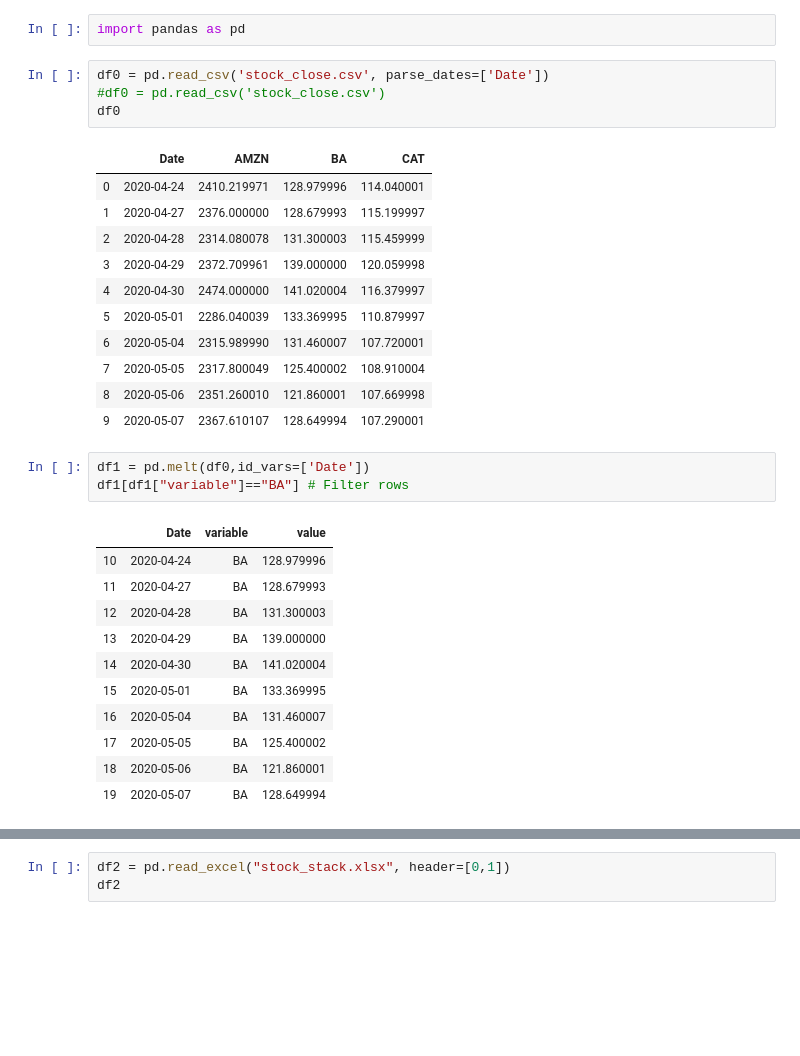
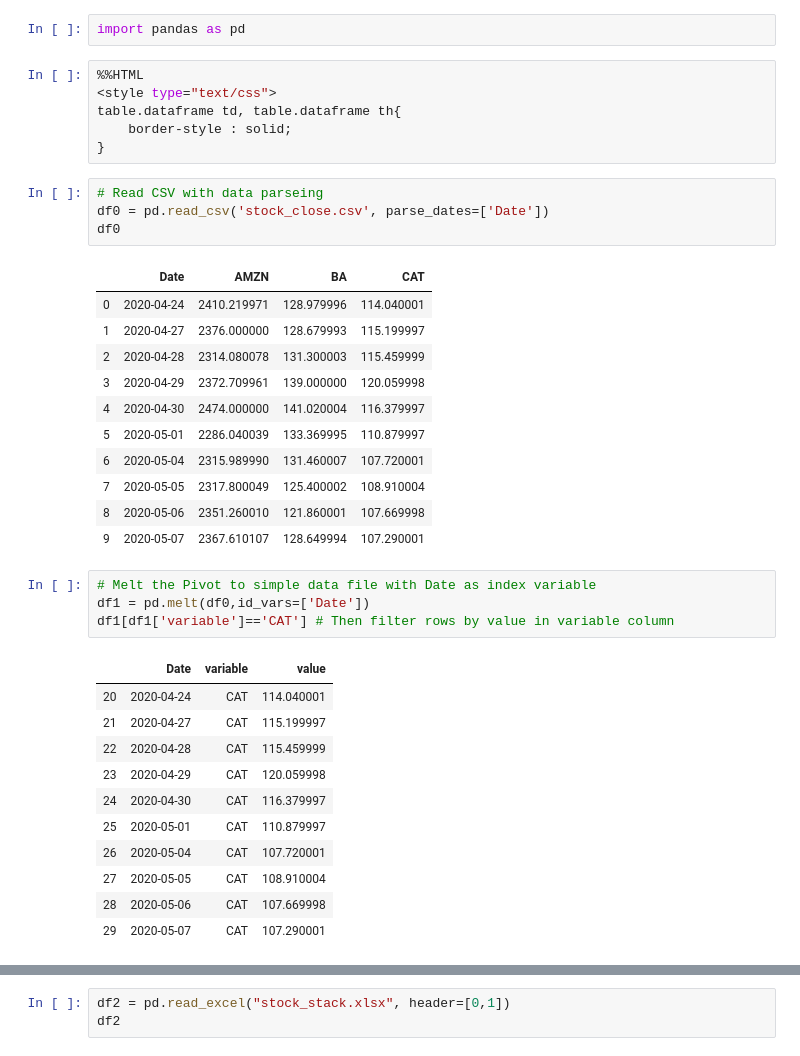
Before and after one commit to CamelAcademy/SamplePython, a Jupyter notebook: notebook/PY317 Pandas DataFrame Melt Stack Crosstab.ipynb, the cells around one changed output, grey strips where cells are left out. Saved outputs shown, nothing was run; the diff lists cells and outputs as text; blank space fills up the shorter version.

```diff
--- a/notebook/PY317 Pandas DataFrame Melt Stack Crosstab.ipynb
+++ b/notebook/PY317 Pandas DataFrame Melt Stack Crosstab.ipynb
@@ -13,8 +13,14 @@ C:\Users\pichappan\Documents\SamplePython\input
 # %%
 import pandas as pd
+# %%
+%%HTML
+<style type="text/css">
+table.dataframe td, table.dataframe th{
+    border-style : solid;
+}
 # %%
+# Read CSV with data parseing
 df0 = pd.read_csv('stock_close.csv', parse_dates=['Date'])
-#df0 = pd.read_csv('stock_close.csv')
 df0
 # %% [output]
 |  | Date | AMZN | BA | CAT |
@@ -28,19 +34,20 @@ df0
 | 7 | 2020-05-05 | 2317.800049 | 125.400002 | 108.910004 |
 | 8 | 2020-05-06 | 2351.260010 | 121.860001 | 107.669998 |
 | 9 | 2020-05-07 | 2367.610107 | 128.649994 | 107.290001 |
-# %%
-df1 = pd.melt(df0,id_vars=['Date'])
-df1[df1["variable"]=="BA"] # Filter rows
-# %% [output]
-|  | Date | variable | value |
-| 10 | 2020-04-24 | BA | 128.979996 |
-| 11 | 2020-04-27 | BA | 128.679993 |
-| 12 | 2020-04-28 | BA | 131.300003 |
-| 13 | 2020-04-29 | BA | 139.000000 |
-| 14 | 2020-04-30 | BA | 141.020004 |
-| 15 | 2020-05-01 | BA | 133.369995 |
-| 16 | 2020-05-04 | BA | 131.460007 |
-| 17 | 2020-05-05 | BA | 125.400002 |
-| 18 | 2020-05-06 | BA | 121.860001 |
-| 19 | 2020-05-07 | BA | 128.649994 |
+# %%
+# Melt the Pivot to simple data file with Date as index variable
+df1 = pd.melt(df0,id_vars=['Date'])
+df1[df1['variable']=='CAT'] # Then filter rows by value in variable column
+# %% [output]
+|  | Date | variable | value |
+| 20 | 2020-04-24 | CAT | 114.040001 |
+| 21 | 2020-04-27 | CAT | 115.199997 |
+| 22 | 2020-04-28 | CAT | 115.459999 |
+| 23 | 2020-04-29 | CAT | 120.059998 |
+| 24 | 2020-04-30 | CAT | 116.379997 |
+| 25 | 2020-05-01 | CAT | 110.879997 |
+| 26 | 2020-05-04 | CAT | 107.720001 |
+| 27 | 2020-05-05 | CAT | 108.910004 |
+| 28 | 2020-05-06 | CAT | 107.669998 |
+| 29 | 2020-05-07 | CAT | 107.290001 |
 # %%
```
Also changed, not shown: parts of 14 cells of this notebook.
